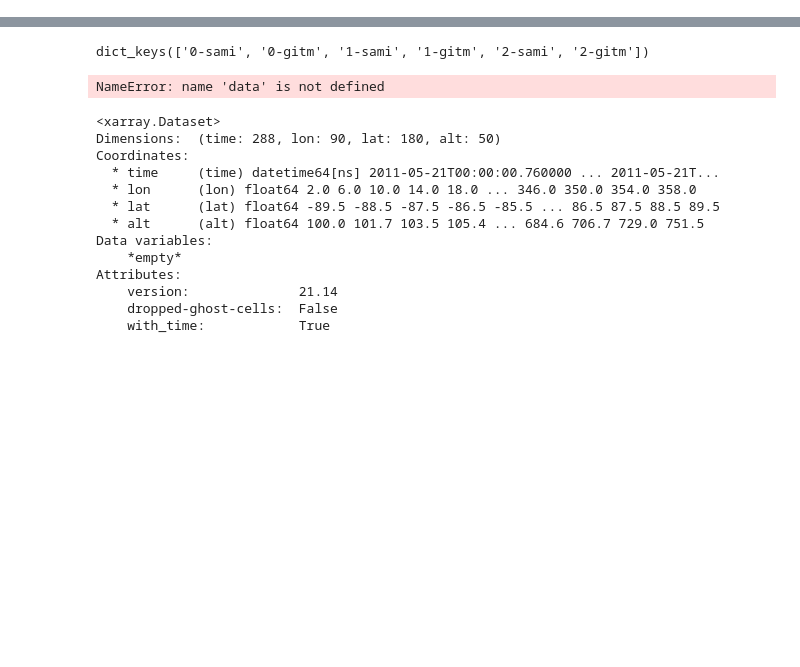
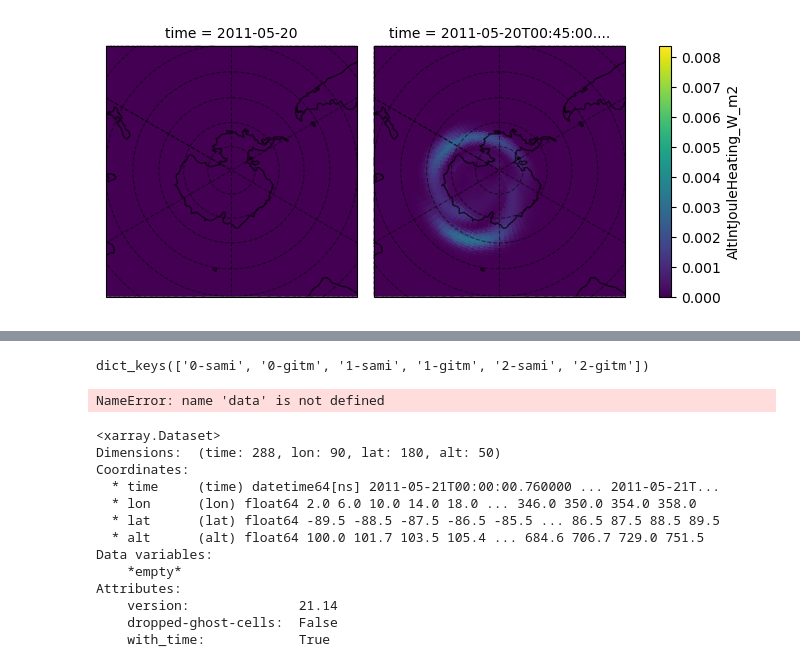
Before and after one commit to abukowski21/SAMI3-GITM-python, a Jupyter notebook: Untitled.ipynb, the cells around one changed output, grey strips where cells are left out. Drawn from its saved outputs; the diff is of its cells as text; code cells hidden in the pictures; blank space fills up the shorter version.

```diff
--- a/Untitled.ipynb
+++ b/Untitled.ipynb
@@ -24,0 +30,18 @@ from utility_programs.read_routines.SAMI import auto_read as auto_read_sami
+# %%
+ds = xr.open_mfdataset(np.sort(glob.glob('../scratch/simstorm-20110521/postprocessed/Half/*GITM*'))[:10])
+# %%
+subplot_kws=dict(projection=ccrs.SouthPolarStereo(central_longitude=-120.),
+                 facecolor='grey')
+# %%
+p = ds.AltIntJouleHeating_W_m2.isel(time=[0,9]).plot(x='lon', y='lat',
+                  #vmin=-2, vmax=24,
+                  #cmap=cmocean.cm.thermal,
+                  subplot_kws=subplot_kws,col='time',
+                  transform=ccrs.PlateCarree())
+
+for ax in p.axs.flatten():
+    ax.gridlines(color='black', alpha=0.5, linestyle='--')
+    ax.set_extent([-300, 60, -40, -90], ccrs.PlateCarree())
+    ax.coastlines(alpha=0.7)
+# %% [output]
+[figure, added]
```
Also changed, not shown: parts of 25 cells of this notebook.
